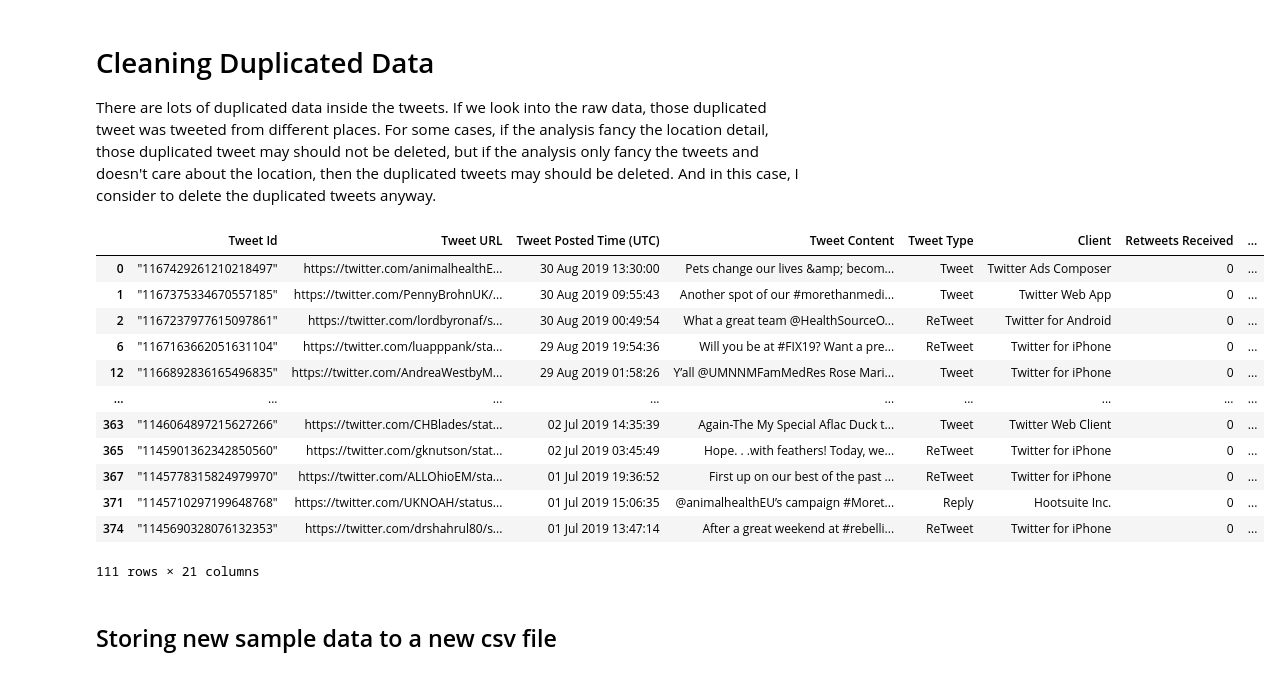
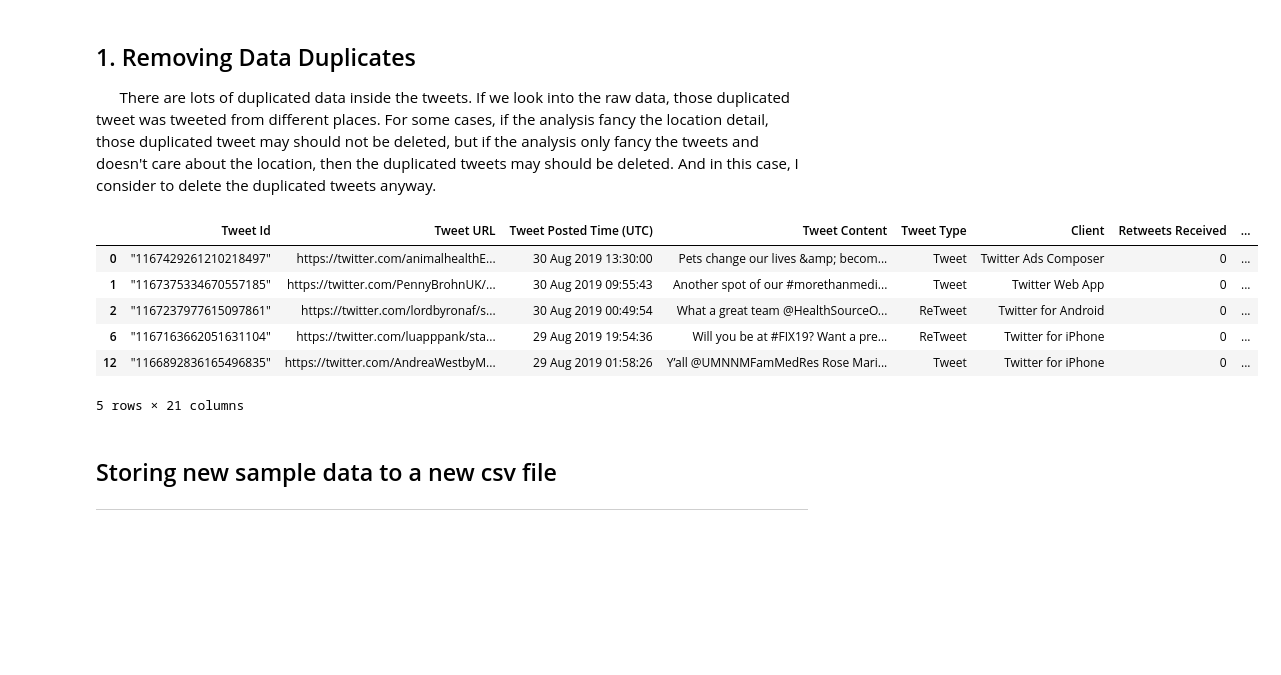
Before and after one commit to aronakhmad/Twitter-Data-Cleaning, a Jupyter notebook: Twitter Data Cleaning.ipynb, the cells around one changed output. Drawn from its saved outputs; the diff is of its cells as text; code cells hidden in the pictures; blank space fills up the shorter version.

```diff
--- a/Twitter Data Cleaning.ipynb
+++ b/Twitter Data Cleaning.ipynb
@@ -15,2 +29,4 @@ Open the data file that needs to be cleaned.
 # %%
+pd.set_option('display.max_colwidth', None)
 data = pd.read_csv('sample.csv')
+data.head()
@@ -33,10 +41,10 @@ data
 # %% [markdown]
-# Cleaning Duplicated Data
+## 1. Removing Data Duplicates
 
-There are lots of duplicated data inside the tweets. If we look into the raw data, those duplicated tweet was tweeted from different places. For some cases, if the analysis fancy the location detail, those duplicated tweet may should not be deleted, but if the analysis only fancy the tweets and doesn't care about the location, then the duplicated tweets may should be deleted. And in this case, I consider to delete the duplicated tweets anyway.
+&nbsp;&nbsp;&nbsp;&nbsp;&nbsp;&nbsp;There are lots of duplicated data inside the tweets. If we look into the raw data, those duplicated tweet was tweeted from different places. For some cases, if the analysis fancy the location detail, those duplicated tweet may should not be deleted, but if the analysis only fancy the tweets and doesn't care about the location, then the duplicated tweets may should be deleted. And in this case, I consider to delete the duplicated tweets anyway.
 # %%
 new_data = data.drop_duplicates('Tweet Content',keep='first')
-new_data
+new_data.head()
 # %% [output]
 |  | Tweet Id | Tweet URL | Tweet Posted Time (UTC) | Tweet Content | Tweet Type | Client | Retweets Received | ... |
 | 0 | "1167429261210218497" | https://twitter.com/animalhealthE... | 30 Aug 2019 13:30:00 | Pets change our lives &amp; becom... | Tweet | Twitter Ads Composer | 0 | ... |
@@ -47,12 +55,7 @@ new_data
-| ... | ... | ... | ... | ... | ... | ... | ... | ... |
-| 363 | "1146064897215627266" | https://twitter.com/CHBlades/stat... | 02 Jul 2019 14:35:39 | Again-The My Special Aflac Duck t... | Tweet | Twitter Web Client | 0 | ... |
-| 365 | "1145901362342850560" | https://twitter.com/gknutson/stat... | 02 Jul 2019 03:45:49 | Hope. . .with feathers! Today, we... | ReTweet | Twitter for iPhone | 0 | ... |
-| 367 | "1145778315824979970" | https://twitter.com/ALLOhioEM/sta... | 01 Jul 2019 19:36:52 | First up on our best of the past ... | ReTweet | Twitter for iPhone | 0 | ... |
-| 371 | "1145710297199648768" | https://twitter.com/UKNOAH/status... | 01 Jul 2019 15:06:35 | @animalhealthEU’s campaign #Moret... | Reply | Hootsuite Inc. | 0 | ... |
-| 374 | "1145690328076132353" | https://twitter.com/drshahrul80/s... | 01 Jul 2019 13:47:14 | After a great weekend at #rebelli... | ReTweet | Twitter for iPhone | 0 | ... |
-111 rows × 21 columns
+5 rows × 21 columns
 # %% [markdown]
 ## Storing new sample data to a new csv file
+***
 # %%
 new_data.to_csv(r'new_sample.csv', index = False)
 # %%
```
Also changed, not shown: parts of 25 cells of this notebook, 1 other file.
